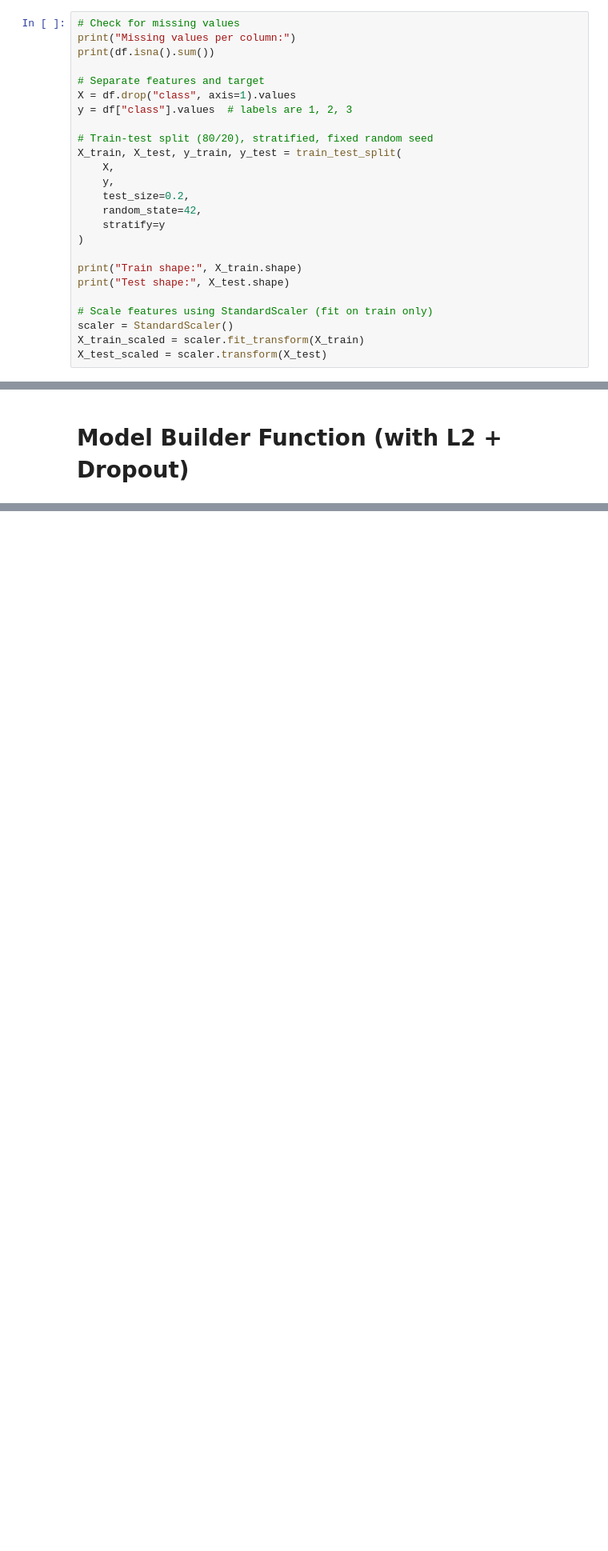
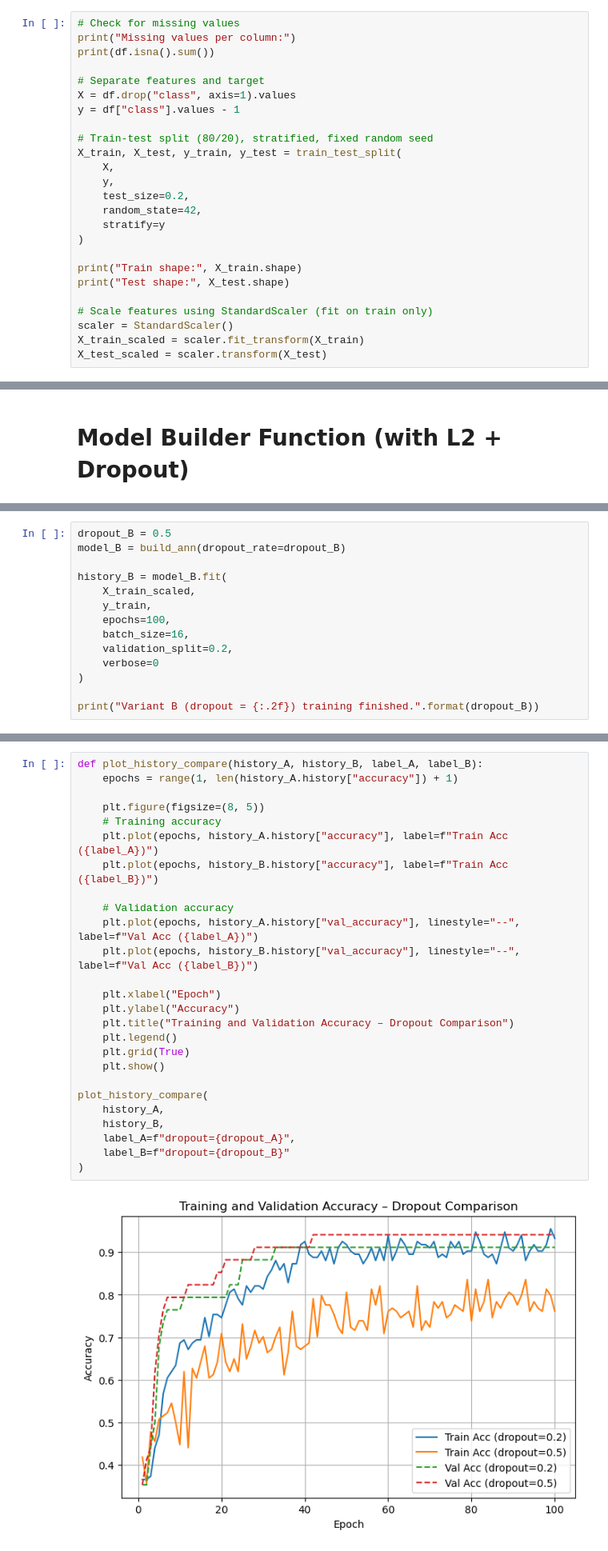
Before and after one commit to RenanSdeSilva/-UNFC-seeds-ann-project, a Jupyter notebook: notebooks/seeds_ann.ipynb, the cells around one changed output, grey strips where cells are left out. Shown at 80% size. Cells and saved outputs as stored; diff of their text form; blank space fills up the shorter version.

Commit message:
add training ANN and ploting results

```diff
--- a/notebooks/seeds_ann.ipynb
+++ b/notebooks/seeds_ann.ipynb
@@ -202,7 +185,7 @@ print(df.isna().sum())
 
 # Separate features and target
 X = df.drop("class", axis=1).values
-y = df["class"].values  # labels are 1, 2, 3
+y = df["class"].values - 1
 
 # Train-test split (80/20), stratified, fixed random seed
 X_train, X_test, y_train, y_test = train_test_split(
@@ -330,0 +346,14 @@ Later, we will vary the **dropout rate** to see how this hyperparameter affects
+# %%
+dropout_B = 0.5
+model_B = build_ann(dropout_rate=dropout_B)
+
+history_B = model_B.fit(
+    X_train_scaled,
+    y_train,
+    epochs=100,
+    batch_size=16,
+    validation_split=0.2,
+    verbose=0
+)
+
+print("Variant B (dropout = {:.2f}) training finished.".format(dropout_B))
@@ -330,0 +378,28 @@ Later, we will vary the **dropout rate** to see how this hyperparameter affects
+# %%
+def plot_history_compare(history_A, history_B, label_A, label_B):
+    epochs = range(1, len(history_A.history["accuracy"]) + 1)
+
+    plt.figure(figsize=(8, 5))
+    # Training accuracy
+    plt.plot(epochs, history_A.history["accuracy"], label=f"Train Acc ({label_A})")
+    plt.plot(epochs, history_B.history["accuracy"], label=f"Train Acc ({label_B})")
+
+    # Validation accuracy
+    plt.plot(epochs, history_A.history["val_accuracy"], linestyle="--", label=f"Val Acc ({label_A})")
+    plt.plot(epochs, history_B.history["val_accuracy"], linestyle="--", label=f"Val Acc ({label_B})")
+
+    plt.xlabel("Epoch")
+    plt.ylabel("Accuracy")
+    plt.title("Training and Validation Accuracy – Dropout Comparison")
+    plt.legend()
+    plt.grid(True)
+    plt.show()
+
+plot_history_compare(
+    history_A,
+    history_B,
+    label_A=f"dropout={dropout_A}",
+    label_B=f"dropout={dropout_B}"
+)
+# %% [output]
+[figure, added]
```
Also changed, not shown: parts of 8 cells of this notebook.
